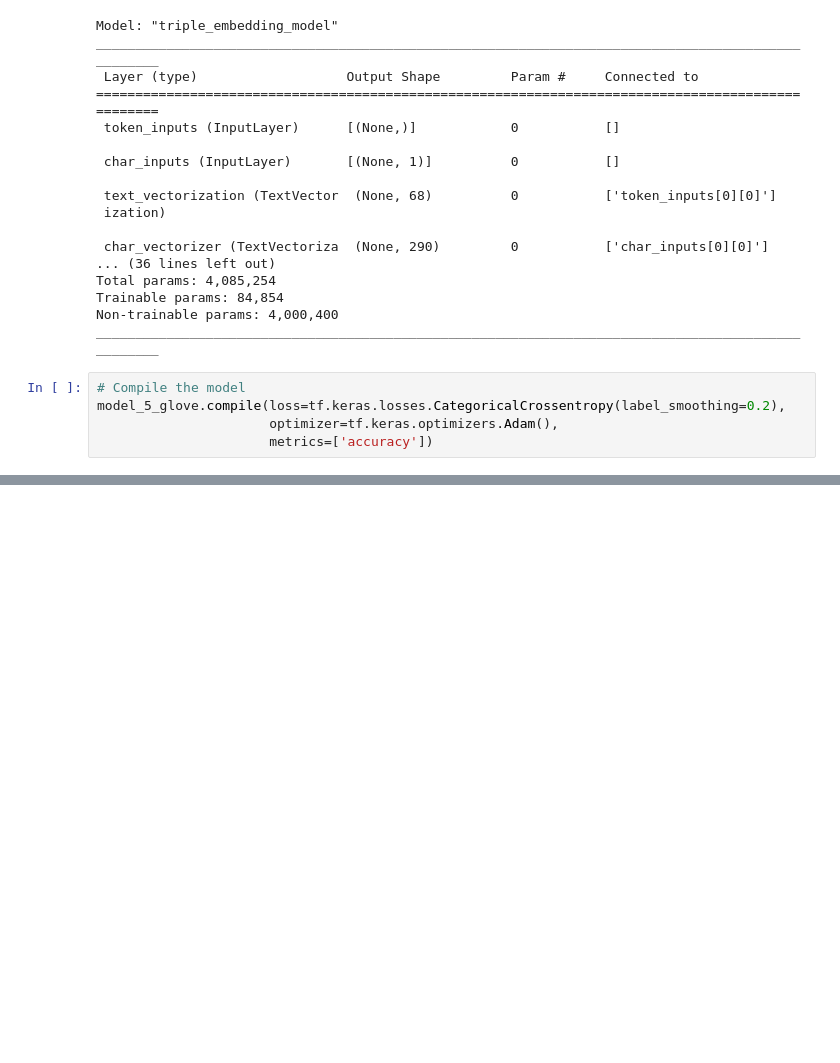
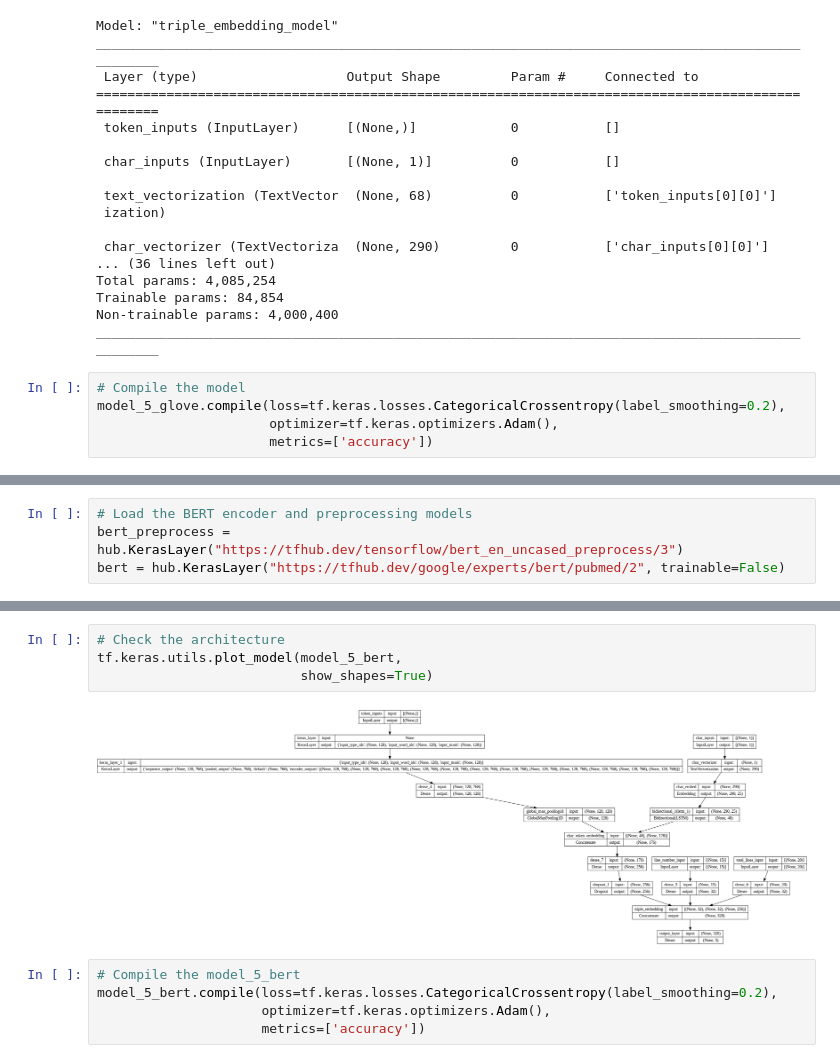
Before and after one commit to pawelkiszczak/tensorflow, a Jupyter notebook: colab_notebooks/09_exercises.ipynb, the cells around one changed output, grey strips where cells are left out. Drawn from its saved outputs; the diff is of its cells as text; blank space fills up the shorter version.

```diff
--- a/colab_notebooks/09_exercises.ipynb
+++ b/colab_notebooks/09_exercises.ipynb
@@ -1066,0 +1101,4 @@ Calculated GloVe results:
+# %%
+# Load the BERT encoder and preprocessing models
+bert_preprocess = hub.KerasLayer("https://tfhub.dev/tensorflow/bert_en_uncased_preprocess/3")
+bert = hub.KerasLayer("https://tfhub.dev/google/experts/bert/pubmed/2", trainable=False)
@@ -1066,0 +1183,11 @@ Calculated GloVe results:
+# %%
+# Check the architecture
+tf.keras.utils.plot_model(model_5_bert,
+                          show_shapes=True)
+# %% [output]
+[figure, added]
+# %%
+# Compile the model_5_bert
+model_5_bert.compile(loss=tf.keras.losses.CategoricalCrossentropy(label_smoothing=0.2),
+                     optimizer=tf.keras.optimizers.Adam(),
+                     metrics=['accuracy'])
```
Also changed, not shown: parts of 21 cells of this notebook.
